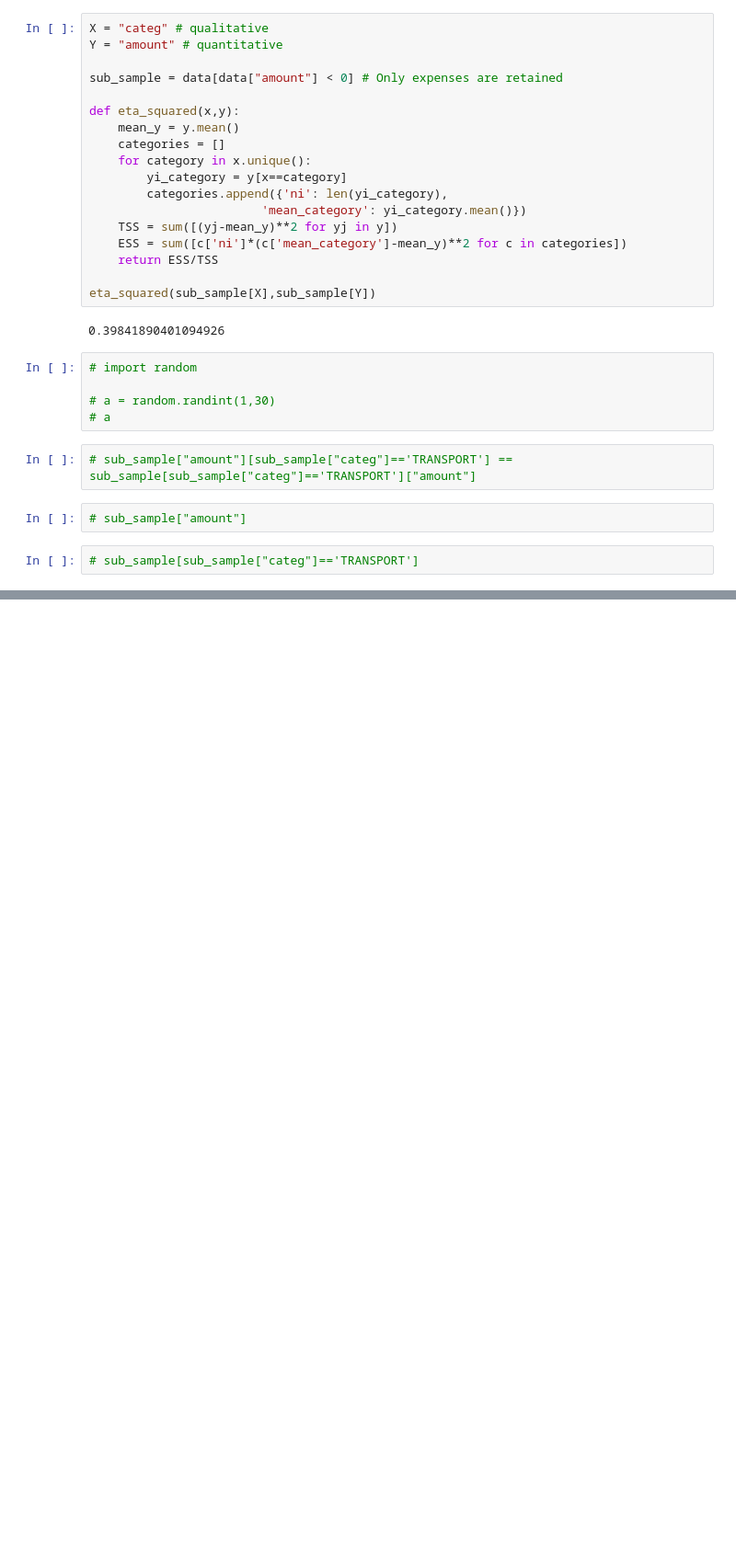
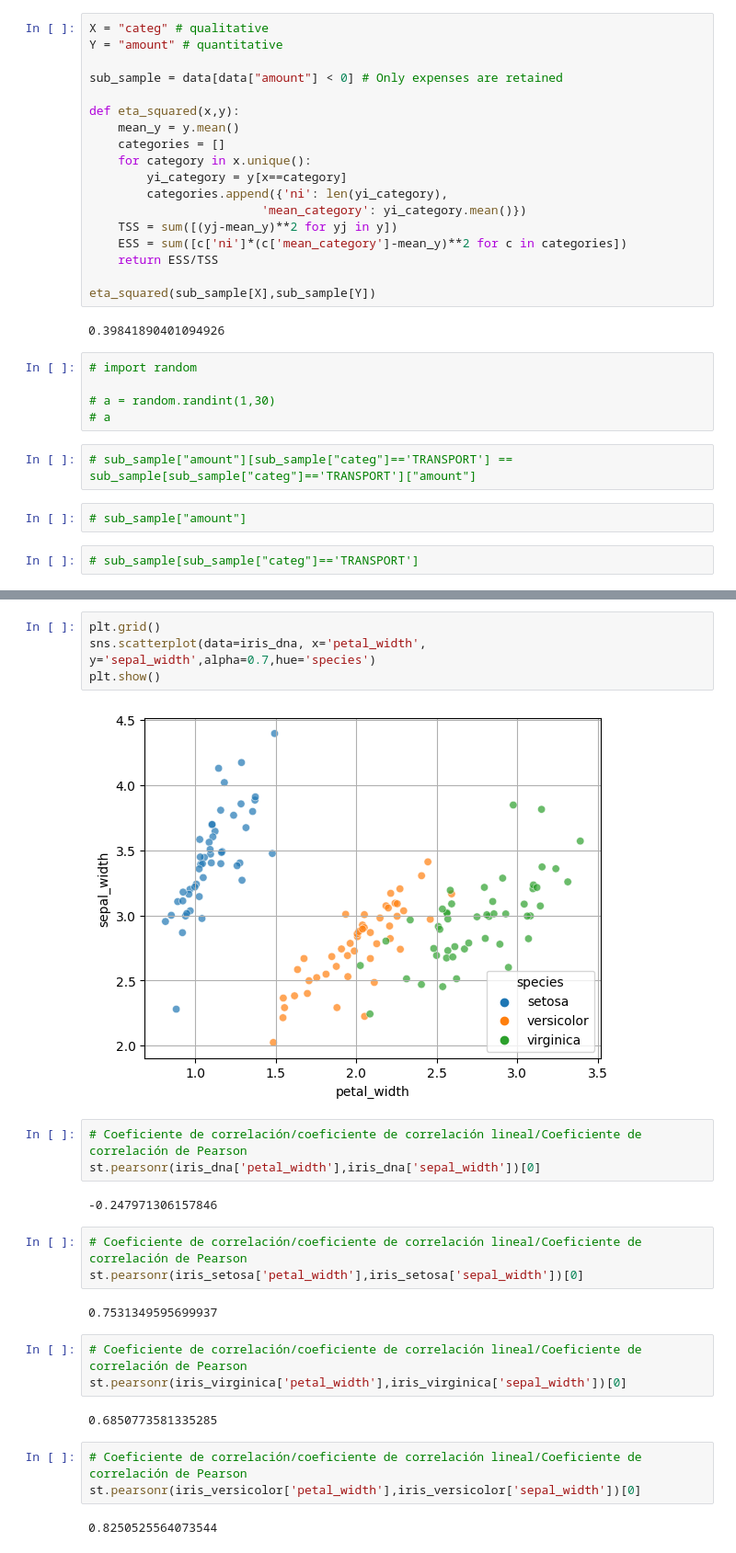
Before and after one commit to jdaguirrec/dataStudy, a Jupyter notebook: perform_an_initial_data_analysis/perform_an_initial_data_analysis.ipynb, the cells around one changed output, grey strips where cells are left out. Shown at 92% size. Drawn from its saved outputs; the diff is of its cells as text; blank space fills up the shorter version.

```diff
--- a/perform_an_initial_data_analysis/perform_an_initial_data_analysis.ipynb
+++ b/perform_an_initial_data_analysis/perform_an_initial_data_analysis.ipynb
@@ -801,0 +902,26 @@ eta_squared(sub_sample[X],sub_sample[Y])
+# %%
+plt.grid()
+sns.scatterplot(data=iris_dna, x='petal_width', y='sepal_width',alpha=0.7,hue='species')
+plt.show()
+# %% [output]
+[figure, added]
+# %%
+# Coeficiente de correlación/coeficiente de correlación lineal/Coeficiente de correlación de Pearson
+st.pearsonr(iris_dna['petal_width'],iris_dna['sepal_width'])[0]
+# %% [output]
+-0.247971306157846
+# %%
+# Coeficiente de correlación/coeficiente de correlación lineal/Coeficiente de correlación de Pearson
+st.pearsonr(iris_setosa['petal_width'],iris_setosa['sepal_width'])[0]
+# %% [output]
+0.7531349595699937
+# %%
+# Coeficiente de correlación/coeficiente de correlación lineal/Coeficiente de correlación de Pearson
+st.pearsonr(iris_virginica['petal_width'],iris_virginica['sepal_width'])[0]
+# %% [output]
+0.6850773581335285
+# %%
+# Coeficiente de correlación/coeficiente de correlación lineal/Coeficiente de correlación de Pearson
+st.pearsonr(iris_versicolor['petal_width'],iris_versicolor['sepal_width'])[0]
+# %% [output]
+0.8250525564073544
```
Also changed, not shown: parts of 18 cells of this notebook, 1 other file.
